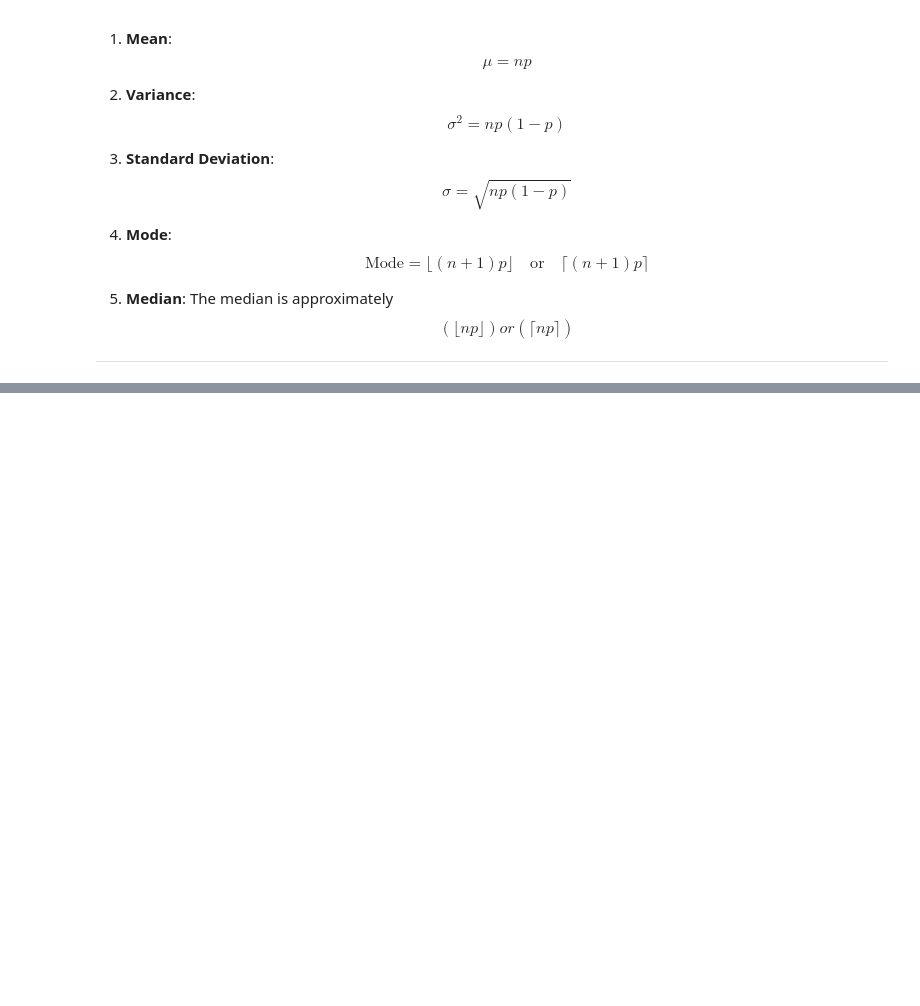
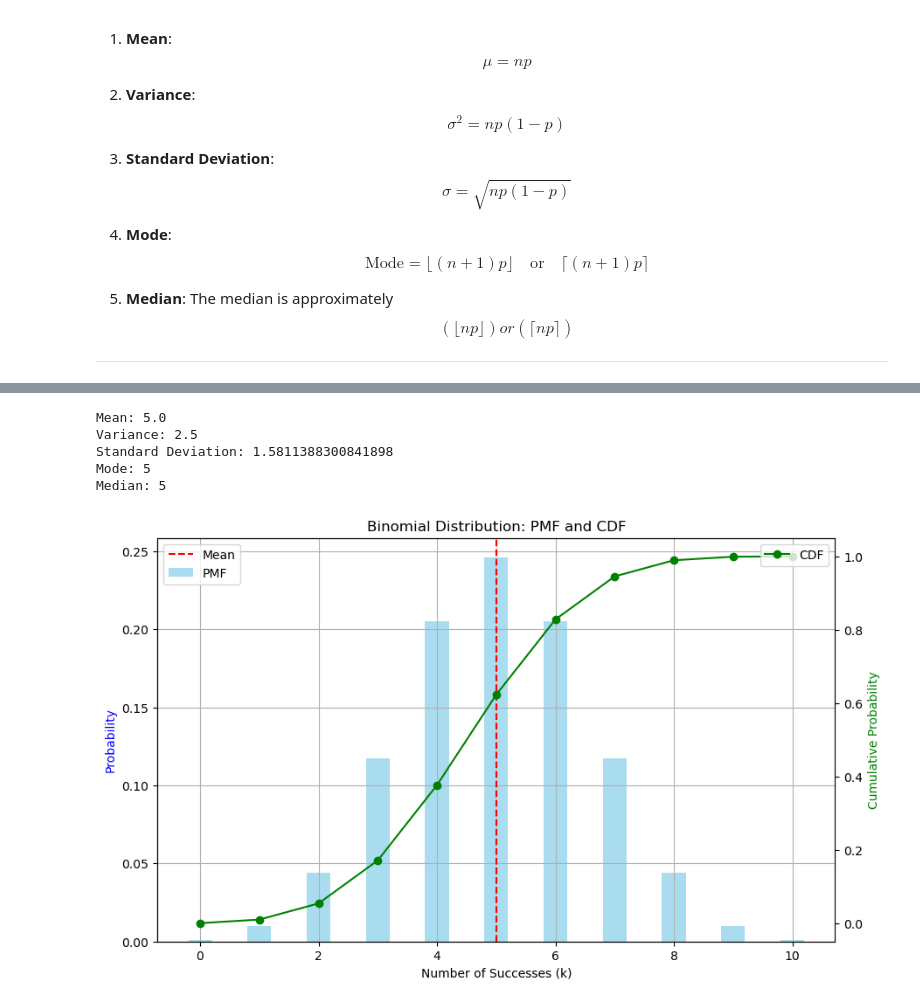
Before and after one commit to DevJelvehgar/Introduction_to_Data_Analyst, a Jupyter notebook: 08- Probability_Distributions/binominal_distribution.ipynb, the cells around one changed output, grey strips where cells are left out. Saved outputs shown, nothing was run; the diff lists cells and outputs as text; code cells hidden in the pictures; blank space fills up the shorter version.

Commit message:
binominal code was changed

```diff
--- a/08- Probability_Distributions/binominal_distribution.ipynb
+++ b/08- Probability_Distributions/binominal_distribution.ipynb
@@ -107,0 +63,54 @@ Median: 5
+# %%
+import numpy as np
+import matplotlib.pyplot as plt
+from scipy.stats import binom
+
+# Parameters for Binomial Distribution
+n = 10  # Total number of trials
+p = 0.5  # Probability of success for a single trial
+
+# Create a Binomial random variable
+x = np.arange(0, n + 1)  # Possible values of k (0 to n)
+pmf = binom.pmf(x, n, p)  # PMF of Binomial distribution
+cdf = binom.cdf(x, n, p)  # CDF of Binomial distribution
+
+# Calculate properties
+mean = n * p
+variance = n * p * (1 - p)
+std_dev = np.sqrt(variance)
+mode = int((n + 1) * p)  # For simplicity, using the floor value
+median = int(n * p)
+
+# Display the results
+print(f"Mean: {mean}")
+print(f"Variance: {variance}")
+print(f"Standard Deviation: {std_dev}")
+print(f"Mode: {mode}")
+print(f"Median: {median}")
+
+# Plot the PMF and CDF
+fig, ax1 = plt.subplots(figsize=(10, 6))
+
+# PMF plot
+ax1.bar(x, pmf, color='skyblue', alpha=0.7, label="PMF", width=0.4, align='center')
+ax1.set_xlabel("Number of Successes (k)")
+ax1.set_ylabel("Probability", color="blue")
+ax1.axvline(mean, color='red', linestyle='--', label='Mean')
+ax1.legend(loc='upper left')
+ax1.set_title("Binomial Distribution: PMF and CDF")
+ax1.grid(True)
+
+# CDF plot
+ax2 = ax1.twinx()
+ax2.plot(x, cdf, color='green', marker='o', label="CDF")
+ax2.set_ylabel("Cumulative Probability", color="green")
+ax2.legend(loc='upper right')
+
+plt.show()
+# %% [output]
+Mean: 5.0
+Variance: 2.5
+Standard Deviation: 1.5811388300841898
+Mode: 5
+Median: 5
+[figure, added]
```
Also changed, not shown: parts of 1 cell of this notebook, 1 other file.
